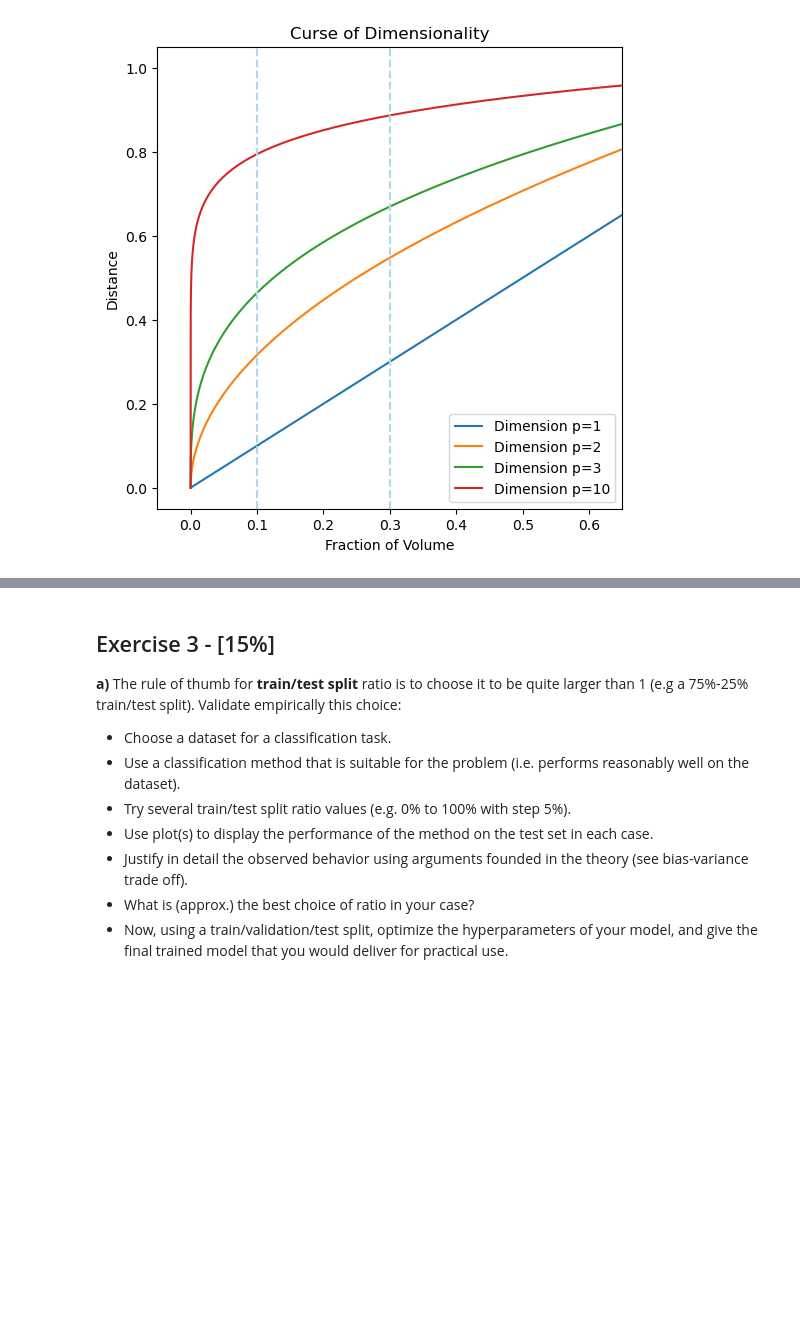
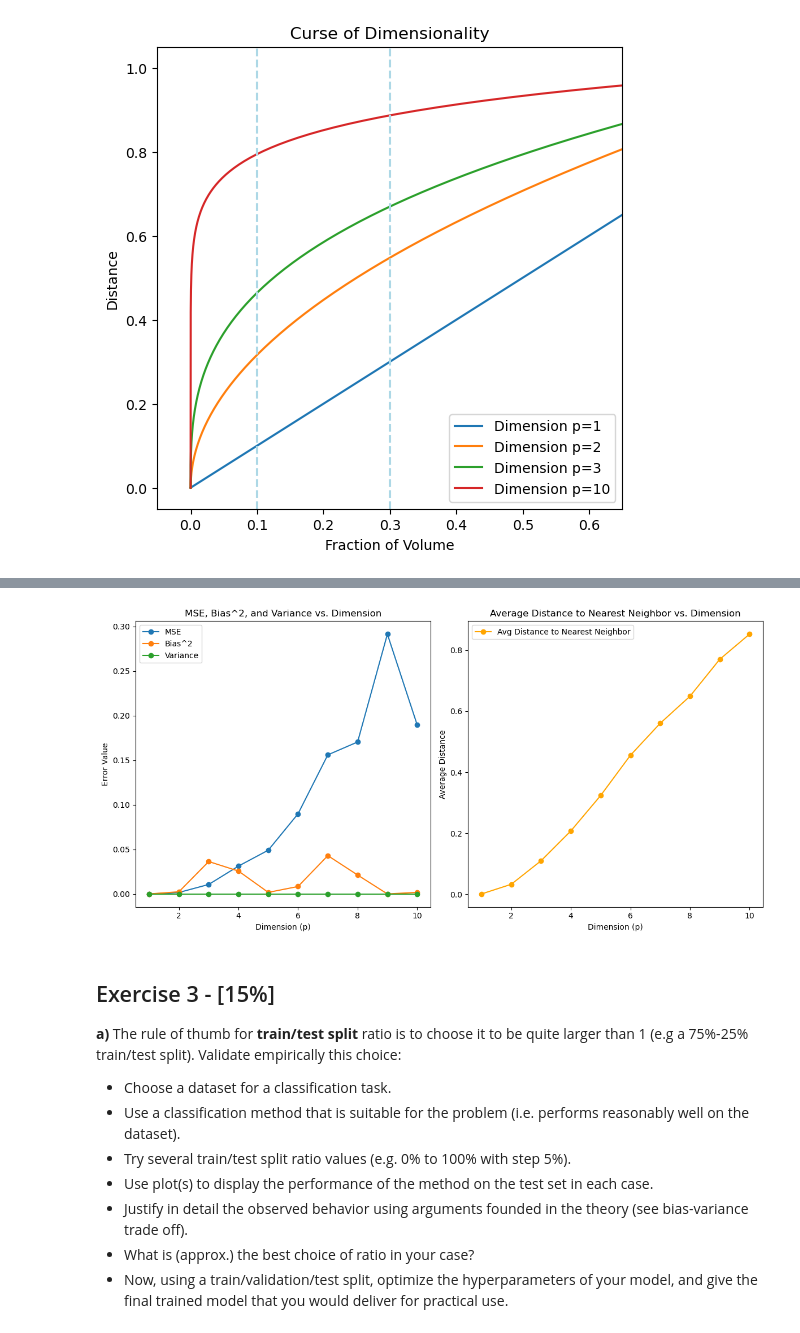
Before and after one commit to yizhi0129/333DA, a Jupyter notebook: Assignments1.ipynb, the cells around one changed output, grey strips where cells are left out. Cells and saved outputs as stored; diff of their text form; code cells hidden in the pictures; blank space fills up the shorter version.

```diff
--- a/Assignments1.ipynb
+++ b/Assignments1.ipynb
@@ -692 +713,96 @@ plt.show()
+# %%
+# figure 2.8
+import numpy as np
+import matplotlib.pyplot as plt
+from sklearn.neighbors import KNeighborsRegressor
+
+# Generate the data
+np.random.seed(0)  # For reproducibility
+num_samples = 1000
+num_trials = 100  # Number of trials for averaging
+mse_list = []
+variance_list = []
+bias_list = []
+avg_distances = []  # List to store average distances
+
+for p in range(1, 11):
+    mse_trial = []
+    distances = []  # List to store distances for the current dimension
+
+    for _ in range(num_trials):
+        # Generate training examples
+        X_train = np.random.uniform(-1, 1, (num_samples, p))
+
+        # Calculate Y using the new function
+        Y_train = np.zeros(num_samples)
+        Y_train = 0.5 * (X_train[:, 0] + 1)**3  # For y_1
+
+        # Set other dimensions to a constant value (for example, 1)
+        constant_value = 1
+        for i in range(1, p):
+            Y_train += constant_value  # For y_i, i != 1
+
+        # Train the 1-Nearest Neighbor model
+        knn = KNeighborsRegressor(n_neighbors=1)
+        knn.fit(X_train, Y_train)
+
+        # Predict the value at the test point x_0 = 0
+        x_0 = np.zeros((1, p))  # x_0 is a 1xp array
+        y_0_pred = knn.predict(x_0)[0]
+
+        # True value at x_0
+        y_0_true = 0.5 * (x_0[0, 0] + 1)**3  # True value for y_1 at x_0
+        for i in range(1, p):
+            y_0_true += constant_value  # True value for y_i, i != 1
+
+        # Calculate MSE for this trial
+        mse_trial.append((y_0_pred - y_0_true) ** 2)
+
+        # Find the distance to the nearest neighbor
+        distances_to_neighbors = knn.kneighbors(x_0, return_distance=True)
+        neighbor_distance = distances_to_neighbors[0][0][0]  # Get the distance to the nearest neighbor
+        distances.append(neighbor_distance)
+
+    # Calculate mean MSE and average distance for this dimension
+    mean_mse = np.mean(mse_trial)
+    mse_list.append(mean_mse)
+
+    # Calculate variance and bias
+    bias = y_0_true - np.mean([knn.predict(np.zeros((1, p)))[0] for _ in range(num_trials)])
+    variance = np.var([knn.predict(X_train)[0] for _ in range(num_trials)])
+
+    bias_list.append(bias**2)  # Bias squared
+    variance_list.append(variance)
+
+    # Calculate average distance to the nearest neighbor
+    avg_distance = np.mean(distances)
+    avg_distances.append(avg_distance)
+
+# Plot the results
+plt.figure(figsize=(12, 6))
+
+# MSE, Bias^2, and Variance plot
+plt.subplot(1, 2, 1)
+plt.plot(range(1, 11), mse_list, label='MSE', marker='o')
+plt.plot(range(1, 11), bias_list, label='Bias^2', marker='o')
+plt.plot(range(1, 11), variance_list, label='Variance', marker='o')
+plt.title('MSE, Bias^2, and Variance vs. Dimension')
+plt.xlabel('Dimension (p)')
+plt.ylabel('Error Value')
+plt.legend()
+plt.grid(False)
+
+# Average distance to the nearest neighbor plot
+plt.subplot(1, 2, 2)
+plt.plot(range(1, 11), avg_distances, label='Avg Distance to Nearest Neighbor', marker='o', color='orange')
+plt.title('Average Distance to Nearest Neighbor vs. Dimension')
+plt.xlabel('Dimension (p)')
+plt.ylabel('Average Distance')
+plt.legend()
+plt.grid(False)
+
+plt.tight_layout()
+plt.show()
+# %% [output]
+[figure, added]
 # %%
```
Also changed, not shown: parts of 9 cells of this notebook.
